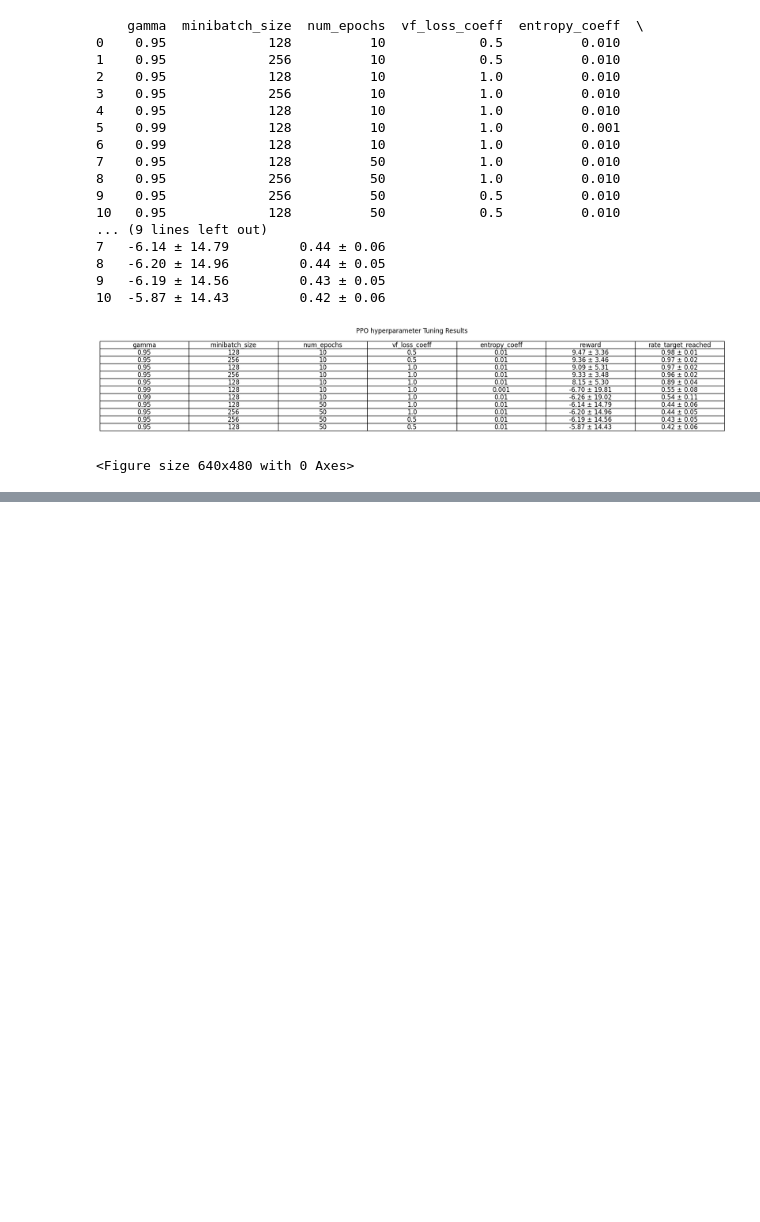
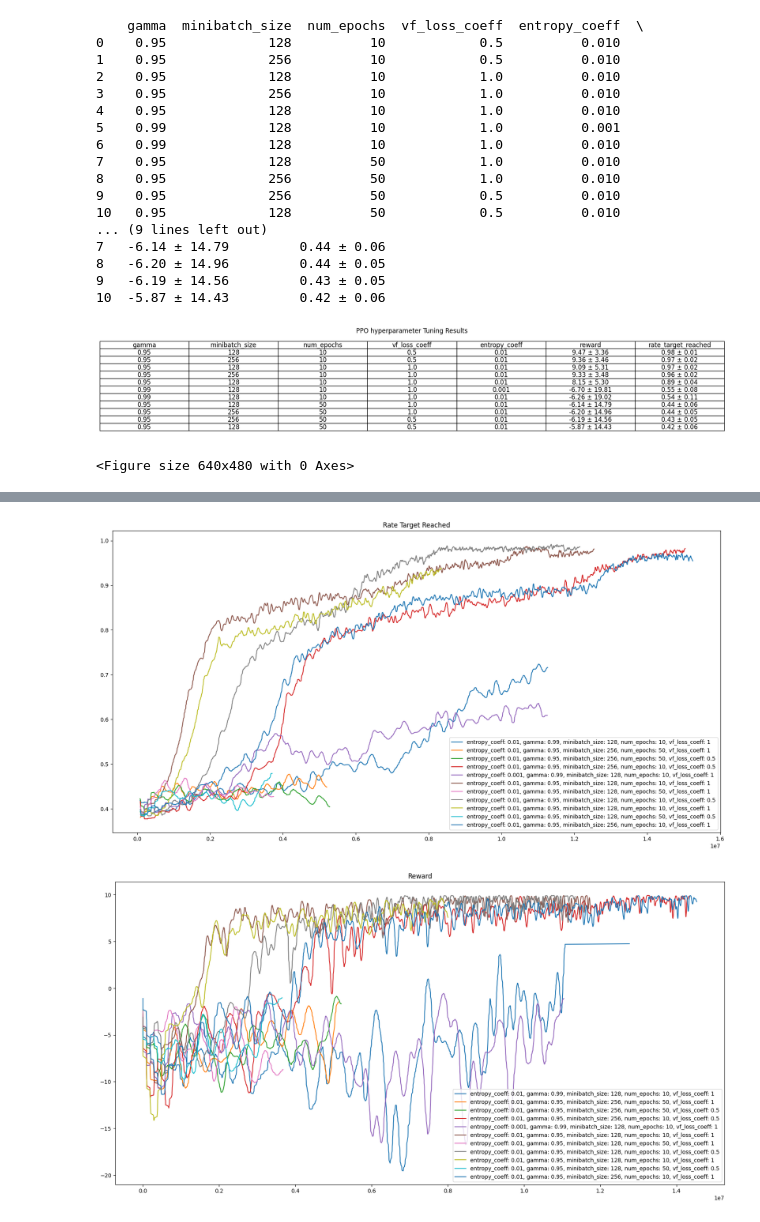
Before and after one commit to Pippo809/utilities, a Jupyter notebook: tools/rand_envs_plot_paper.ipynb, the cells around one changed output, grey strips where cells are left out. Cells and saved outputs as stored; diff of their text form; code cells hidden in the pictures; blank space fills up the shorter version.

```diff
--- a/tools/rand_envs_plot_paper.ipynb
+++ b/tools/rand_envs_plot_paper.ipynb
@@ -209,0 +199,45 @@ for file in glob('/home/lollo/Documents/MT/PPO Runs/Run1/PPO_*'):
+# %%
+from pathlib import Path
+from glob import glob
+import os, json
+
+global_plot_rate = plt.figure(figsize=(20, 10))
+global_plot_reward = plt.figure(figsize=(20, 10))
+
+for file in glob('/home/lollo/Documents/MT/PPO Runs/Run1/PPO_*'):
+
+    rate_target_reached = pd.read_csv(glob(file + "/*rate_target_reached.csv")[0])
+    rate_target_reached.sort_values("steps", inplace=True)
+    rate_target_reached["steps"] *= 14 # I used 14 parallel environments
+    rate_target_reached["rate_target_reached_smoothed"] = gaussian_filter1d(rate_target_reached["rate_target_reached"], sigma=10)
+
+    reward = pd.read_csv(glob(file + "/*reward.csv")[0])
+    reward.sort_values("steps", inplace=True)
+    reward["steps"] *= 14 # I used 14 parallel environments
+    reward["reward_smoothed"] = gaussian_filter1d(reward["reward"], sigma=14)
+
+    hyperparams = file + "/diff_params.json"
+    params: dict = json.load(open(hyperparams))
+    title = ", ".join(sorted([f"{k}: {v}" for k, v in params.items()]))
+
+    plt.figure(global_plot_rate.number)
+    plt.plot(rate_target_reached["steps"], rate_target_reached["rate_target_reached_smoothed"], label=title)
+    plt.figure(global_plot_reward.number)
+    plt.plot(reward["steps"], reward["reward_smoothed"], label=title)
+
+plt.figure(global_plot_rate.number)
+plt.title("Rate Target Reached")
+plt.legend()
+
+plt.figure(global_plot_reward.number)
+plt.title("Reward")
+plt.legend()
+
+plt.show()
+
+
+    # plot_and_save(rate_target_reached, 'Rate Target Reached', str(folder) + "/rate_target_reached", "rate_target_reached")
+    # plot_and_save(reward, 'Reward', str(folder) + "/reward", "reward")
+# %% [output]
+[figure, added]
+[figure, added]
```
Also changed, not shown: parts of 1 cell of this notebook, 12 other files.
